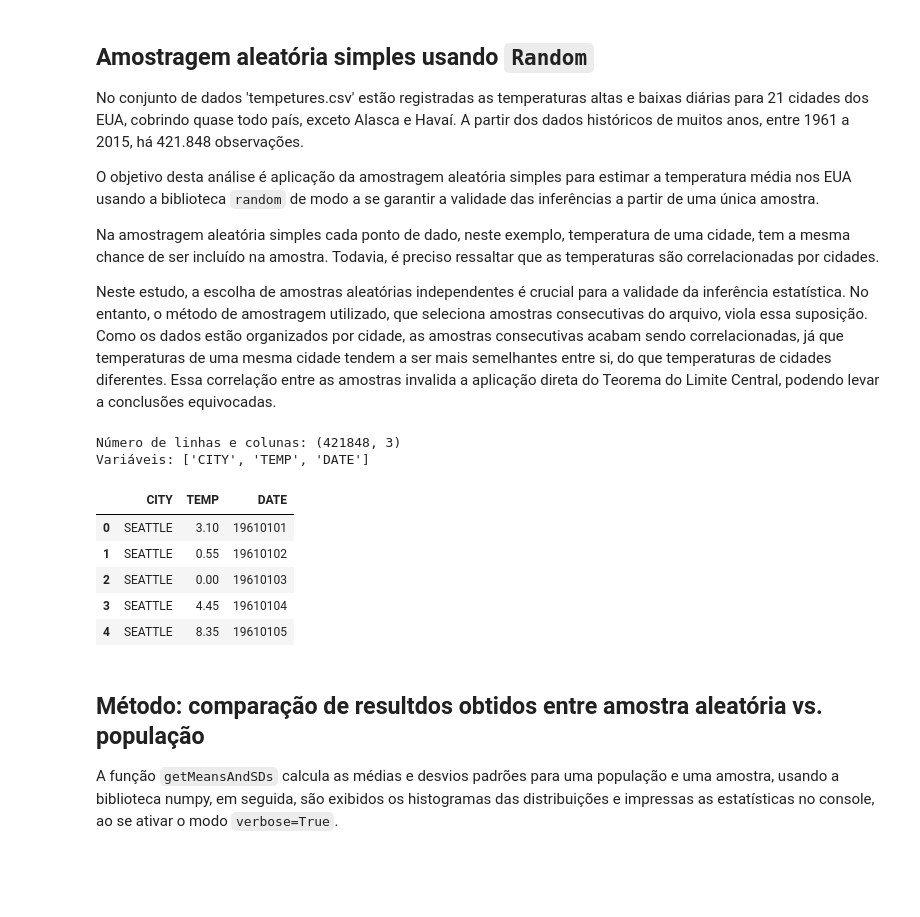
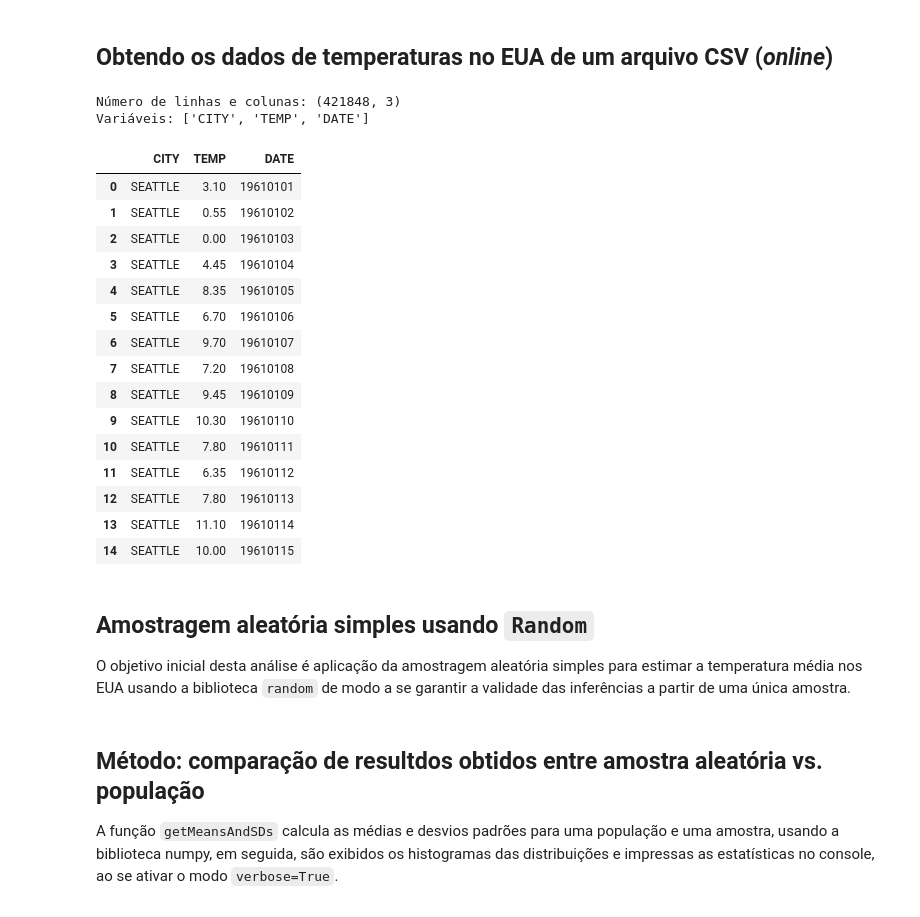
Before and after one commit to SampMark/Computational-Thinking, a Jupyter notebook: sampling_and_standard_error___temperatures_EUA.ipynb, the cells around one changed output. Saved outputs shown, nothing was run; the diff lists cells and outputs as text; code cells hidden in the pictures; blank space fills up the shorter version.

```diff
--- a/sampling_and_standard_error___temperatures_EUA.ipynb
+++ b/sampling_and_standard_error___temperatures_EUA.ipynb
@@ -16,30 +45,32 @@ import numpy
-# %% [markdown]
-## **Amostragem aleatória simples usando `Random`**
-
-No conjunto de dados 'tempetures.csv' estão registradas as temperaturas altas e baixas diárias para 21 cidades dos EUA, cobrindo quase todo país, exceto Alasca e Havaí. A partir dos dados históricos de muitos anos, entre 1961 a 2015, há 421.848 observações.
-
-O objetivo desta análise é aplicação da amostragem aleatória simples para estimar a temperatura média nos EUA usando a biblioteca `random` de modo a se garantir a validade das inferências a partir de uma única amostra.
-
-Na amostragem aleatória simples cada ponto de dado, neste exemplo, temperatura de uma cidade, tem a mesma chance de ser incluído na amostra. Todavia, é preciso ressaltar que as temperaturas são correlacionadas por cidades.
-
-Neste estudo, a escolha de amostras aleatórias independentes é crucial para a validade da inferência estatística. No entanto, o método de amostragem utilizado, que seleciona amostras consecutivas do arquivo, viola essa suposição. Como os dados estão organizados por cidade, as amostras consecutivas acabam sendo correlacionadas, já que temperaturas de uma mesma cidade tendem a ser mais semelhantes entre si, do que temperaturas de cidades diferentes. Essa correlação entre as amostras invalida a aplicação direta do Teorema do Limite Central, podendo levar a conclusões equivocadas.
+# %% [markdown]
+## **Obtendo os dados de temperaturas no EUA de um arquivo CSV** (*online*)
 # %%
 df = pd.read_csv("https://raw.githubusercontent.com/SampMark/files/refs/heads/main/temperatures.csv")
 
 # Imprime o número de linhas e colunas dentro do try block
 print("Número de linhas e colunas:", df.shape)
 
 # Imprime os nomes das colunas/variáveis dentro do try block
 print("Variáveis:", df.columns.tolist())
 
 # display dentro do try
-display(df.head())
+display(df.head(15))
 # %% [output]
 Número de linhas e colunas: (421848, 3)
 Variáveis: ['CITY', 'TEMP', 'DATE']
 |  | CITY | TEMP | DATE |
 | 0 | SEATTLE | 3.10 | 19610101 |
 | 1 | SEATTLE | 0.55 | 19610102 |
 | 2 | SEATTLE | 0.00 | 19610103 |
 | 3 | SEATTLE | 4.45 | 19610104 |
 | 4 | SEATTLE | 8.35 | 19610105 |
+| 5 | SEATTLE | 6.70 | 19610106 |
+| 6 | SEATTLE | 9.70 | 19610107 |
+| 7 | SEATTLE | 7.20 | 19610108 |
+| 8 | SEATTLE | 9.45 | 19610109 |
+| 9 | SEATTLE | 10.30 | 19610110 |
+| 10 | SEATTLE | 7.80 | 19610111 |
+| 11 | SEATTLE | 6.35 | 19610112 |
+| 12 | SEATTLE | 7.80 | 19610113 |
+| 13 | SEATTLE | 11.10 | 19610114 |
+| 14 | SEATTLE | 10.00 | 19610115 |
@@ -92,6 +93,10 @@ def getHighs():
             continue  # Ignora linhas mal formatadas ou vazias
 
     return population  # Retorna a lista de temperaturas
+# %% [markdown]
+## **Amostragem aleatória simples usando `Random`**
+
+O objetivo inicial desta análise é aplicação da amostragem aleatória simples para estimar a temperatura média nos EUA usando a biblioteca `random` de modo a se garantir a validade das inferências a partir de uma única amostra.
 # %% [markdown]
 ## **Método: comparação de resultdos obtidos entre amostra aleatória vs. população**
 
```
Also changed, not shown: parts of 26 cells of this notebook.
